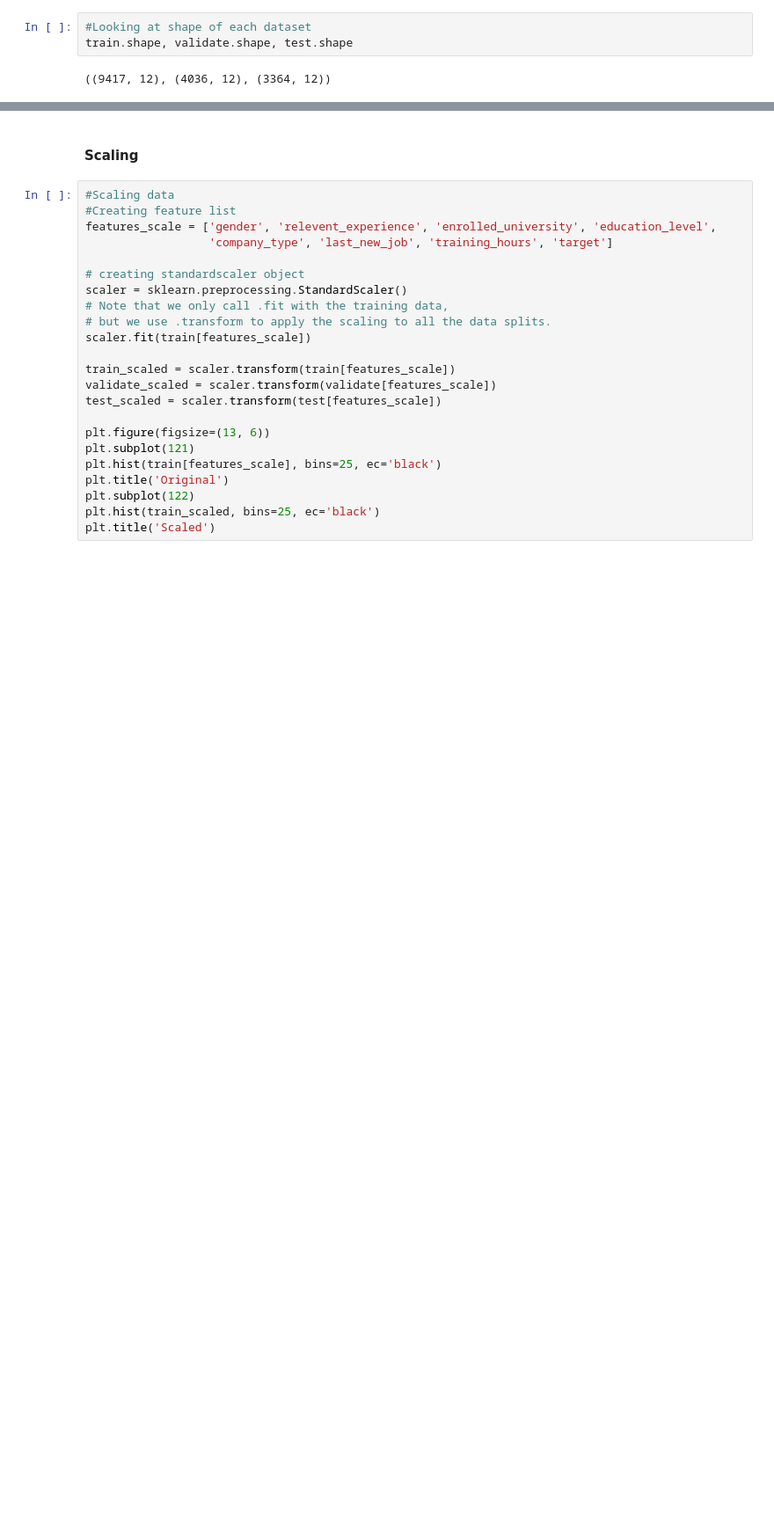
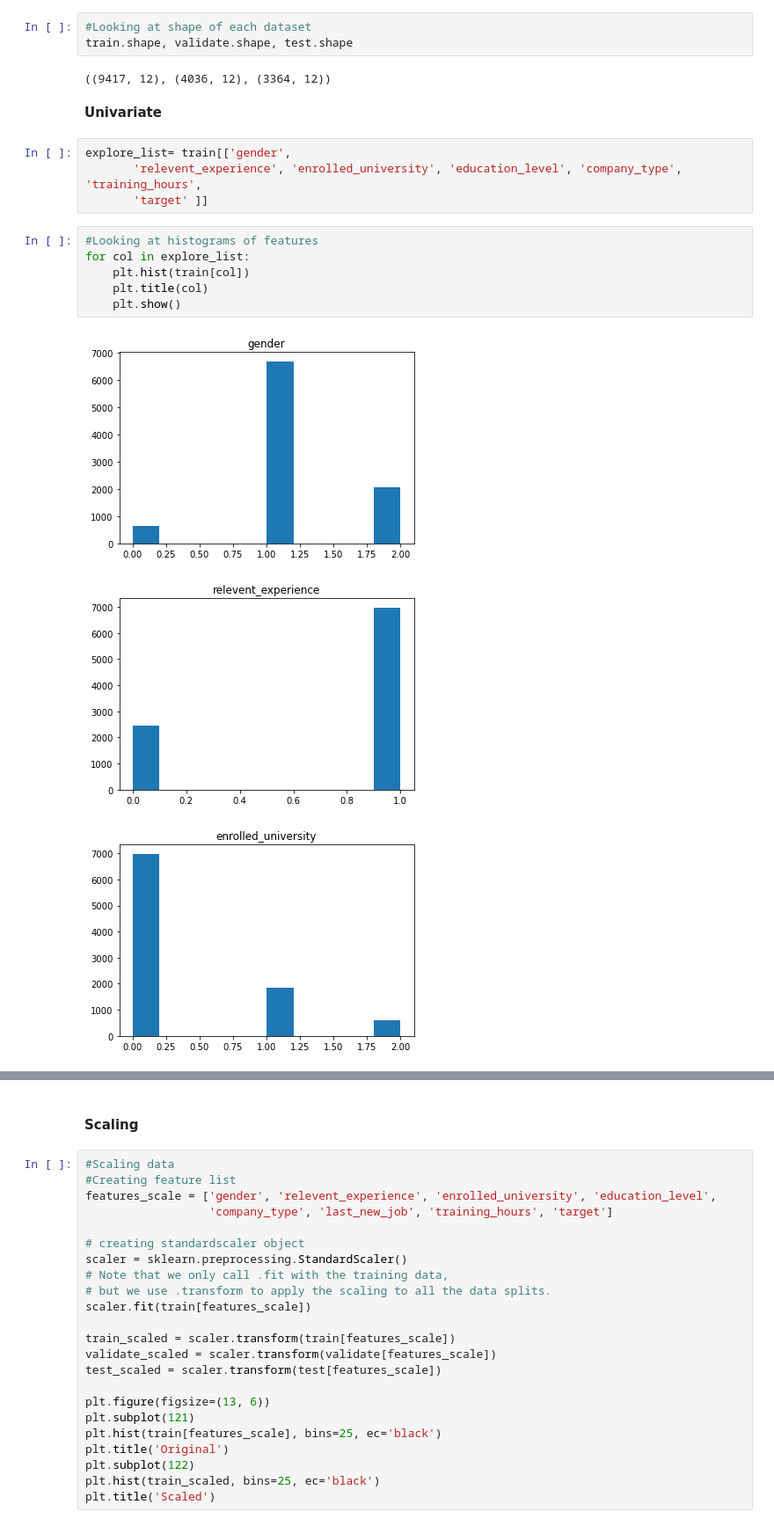
Before and after one commit to LinhQuach13/Individual_project_HR_analytics, a Jupyter notebook: Final_notebook.ipynb, the cells around one changed output, grey strips where cells are left out. Shown at 88% size. Saved outputs shown, nothing was run; the diff lists cells and outputs as text; blank space fills up the shorter version.

```diff
--- a/Final_notebook.ipynb
+++ b/Final_notebook.ipynb
@@ -514,3 +516,19 @@ train, validate, test= explore.data_split(aug_train_df)
 train.shape, validate.shape, test.shape
 # %% [output]
 ((9417, 12), (4036, 12), (3364, 12))
+# %% [markdown]
+<b>Univariate</b>
+# %%
+explore_list= train[['gender',
+       'relevent_experience', 'enrolled_university', 'education_level', 'company_type', 'training_hours',
+       'target' ]]
+# %%
+#Looking at histograms of features
+for col in explore_list:
+    plt.hist(train[col])
+    plt.title(col)
+    plt.show()
+# %% [output]
+[figure, added]
+[figure, added]
+[figure, added]
```
Also changed, not shown: parts of 7 cells of this notebook.
